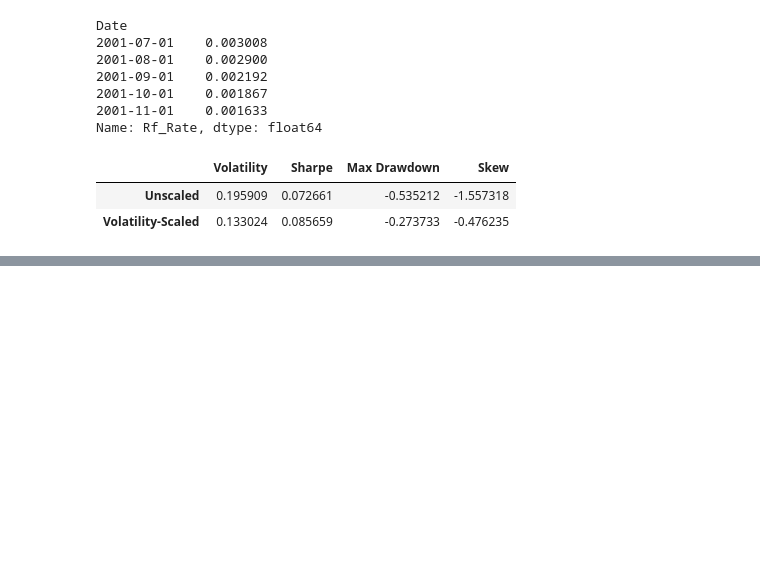
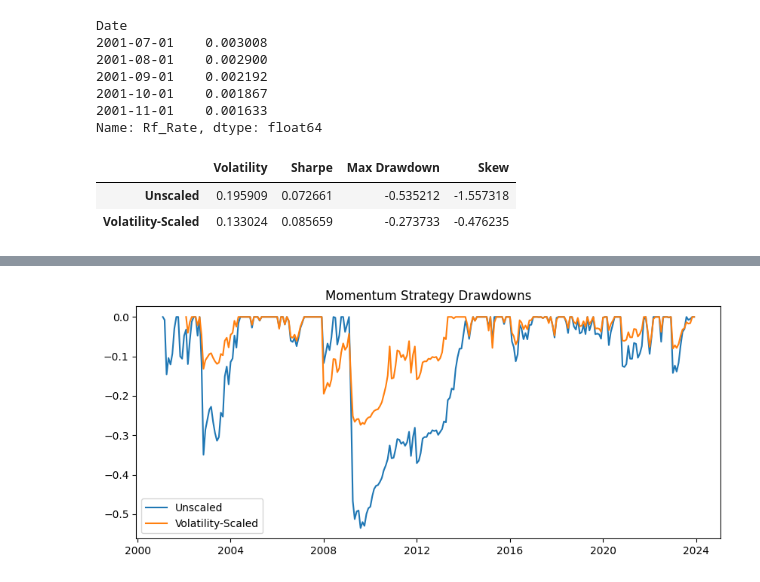
Before and after one commit to BlueSky2407/jegadeesh-titman-momentum, a Jupyter notebook: results/volatility_scaling.ipynb, the cells around one changed output, grey strips where cells are left out. Cells and saved outputs as stored; diff of their text form; code cells hidden in the pictures; blank space fills up the shorter version.

```diff
--- a/results/volatility_scaling.ipynb
+++ b/results/volatility_scaling.ipynb
@@ -78,0 +93,12 @@ comparison_table
+# %%
+dd_unscaled = drawdown_series(cum_unscaled)
+dd_scaled = drawdown_series(cum_scaled)
+
+plt.figure(figsize=(10, 4))
+plt.plot(dd_unscaled, label="Unscaled")
+plt.plot(dd_scaled, label="Volatility-Scaled")
+plt.legend()
+plt.title("Momentum Strategy Drawdowns")
+plt.show()
+# %% [output]
+[figure, added]
```
Also changed, not shown: parts of 2 cells of this notebook, 1 other file.
